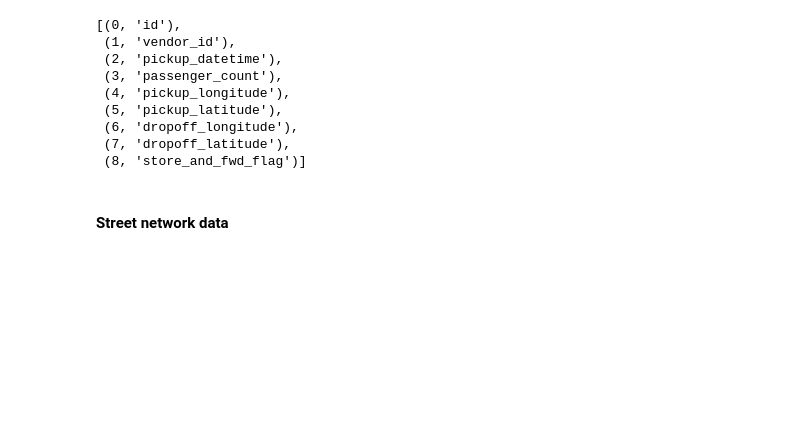
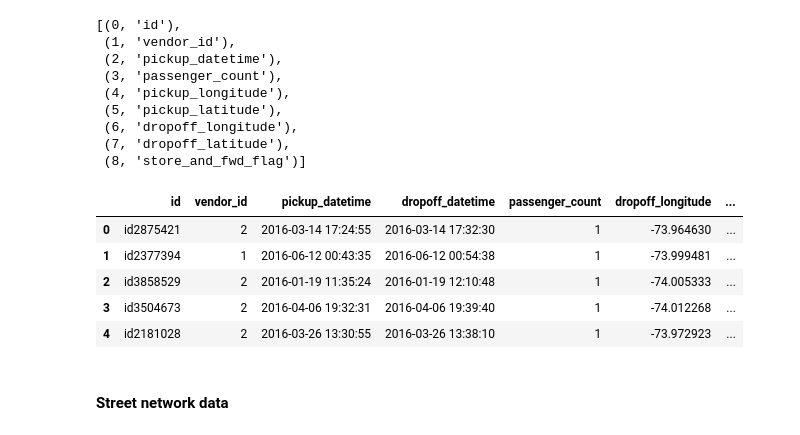
Before and after one commit to iwsstuart/taxi-trip-prediction, a Jupyter notebook: networks.ipynb, the cells around one changed output. Cells and saved outputs as stored; diff of their text form; code cells hidden in the pictures; blank space fills up the shorter version.

```diff
--- a/networks.ipynb
+++ b/networks.ipynb
@@ -35,6 +39,19 @@ list(enumerate(test.columns))
  (6, 'dropoff_longitude'),
  (7, 'dropoff_latitude'),
  (8, 'store_and_fwd_flag')]
+# %%
+geometry = [Point(xy) for xy in zip(train.pickup_longitude, train.pickup_latitude)]
+train_temp = train.drop(['pickup_longitude', 'pickup_latitude'], axis=1)
+crs = {'init': 'epsg:4269'}
+train_gdf = gpd.GeoDataFrame(train_temp, crs=crs, geometry=geometry)
+train_gdf.head()
+# %% [output]
+|  | id | vendor_id | pickup_datetime | dropoff_datetime | passenger_count | dropoff_longitude | ... |
+| 0 | id2875421 | 2 | 2016-03-14 17:24:55 | 2016-03-14 17:32:30 | 1 | -73.964630 | ... |
+| 1 | id2377394 | 1 | 2016-06-12 00:43:35 | 2016-06-12 00:54:38 | 1 | -73.999481 | ... |
+| 2 | id3858529 | 2 | 2016-01-19 11:35:24 | 2016-01-19 12:10:48 | 1 | -74.005333 | ... |
+| 3 | id3504673 | 2 | 2016-04-06 19:32:31 | 2016-04-06 19:39:40 | 1 | -74.012268 | ... |
+| 4 | id2181028 | 2 | 2016-03-26 13:30:55 | 2016-03-26 13:38:10 | 1 | -73.972923 | ... |
 # %% [markdown]
 #### Street network data
 # %%
```
Also changed, not shown: parts of 4 cells of this notebook, 1 other file.
